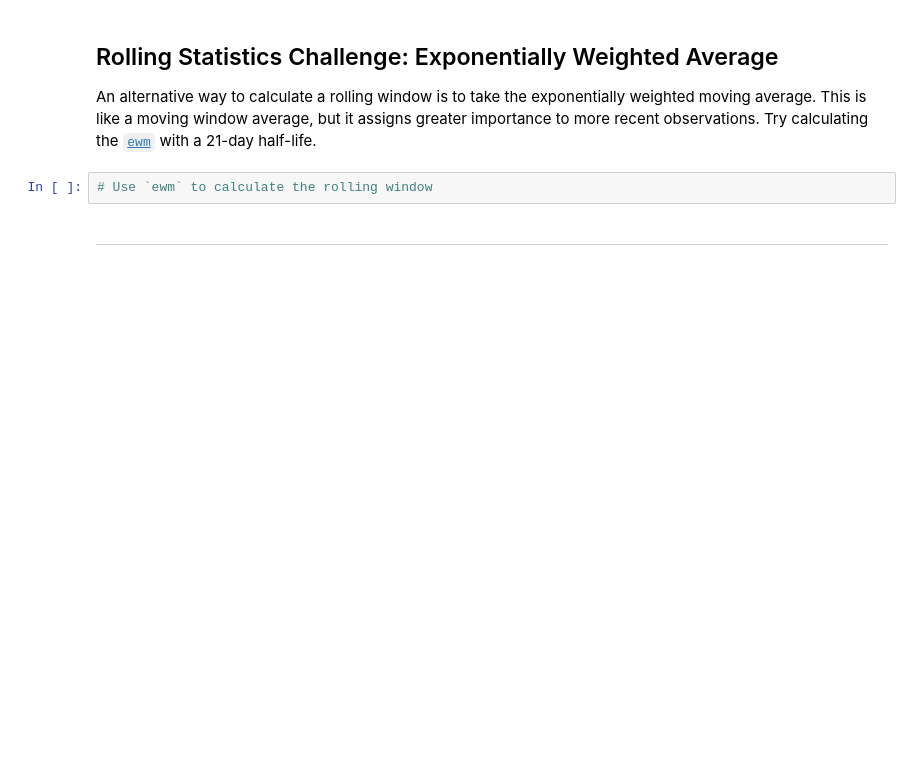
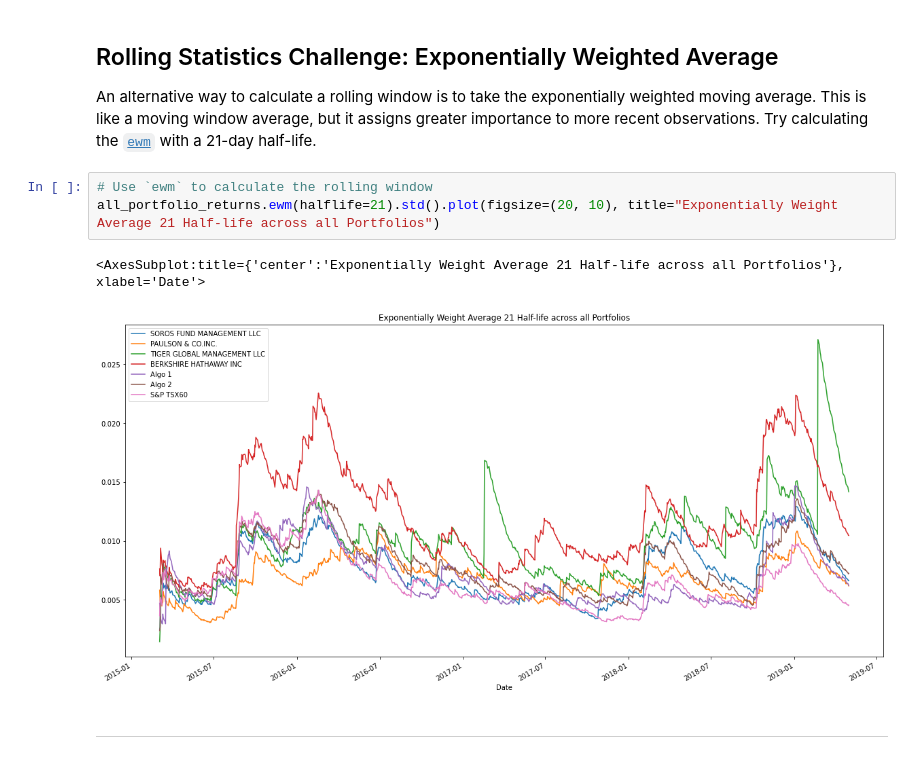
Before and after one commit to hammer888-tech/Homework-4, a Jupyter notebook: whale_analysis.ipynb, the cells around one changed output. Cells and saved outputs as stored; diff of their text form; blank space fills up the shorter version.

```diff
--- a/whale_analysis.ipynb
+++ b/whale_analysis.ipynb
@@ -350,6 +358,10 @@ beta_algo1
 An alternative way to calculate a rolling window is to take the exponentially weighted moving average. This is like a moving window average, but it assigns greater importance to more recent observations. Try calculating the [`ewm`](https://pandas.pydata.org/pandas-docs/stable/reference/api/pandas.DataFrame.ewm.html) with a 21-day half-life.
 # %%
 # Use `ewm` to calculate the rolling window
+all_portfolio_returns.ewm(halflife=21).std().plot(figsize=(20, 10), title="Exponentially Weight Average 21 Half-life across all Portfolios")
+# %% [output]
+<AxesSubplot:title={'center':'Exponentially Weight Average 21 Half-life across all Portfolios'}, xlabel='Date'>
+[figure, added]
 # %% [markdown]
 ---
 # %% [markdown]
```
Also changed, not shown: parts of 19 cells of this notebook.
